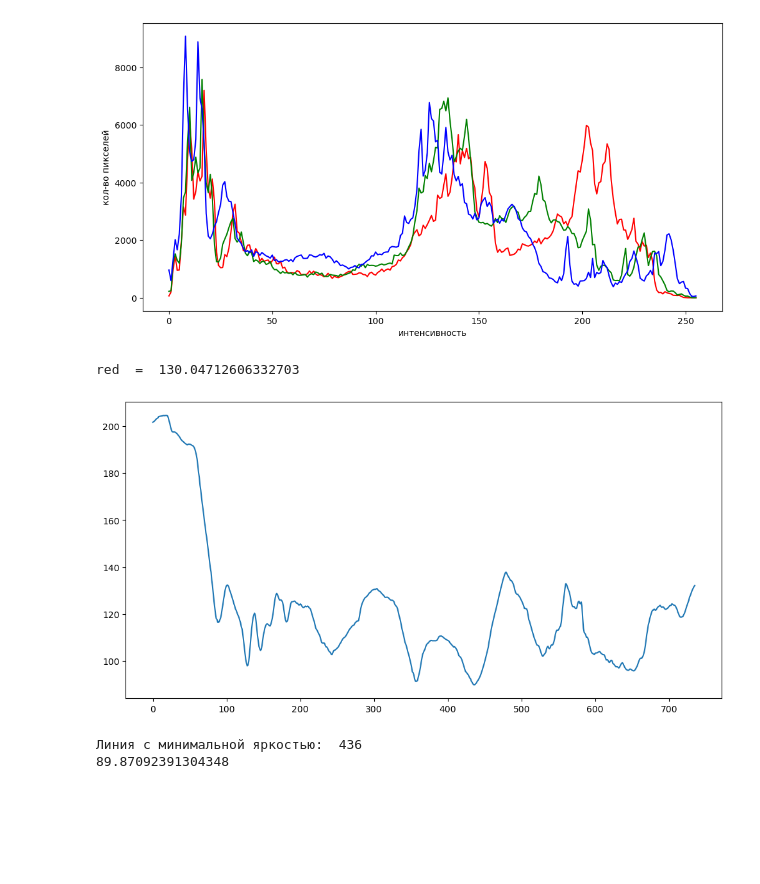
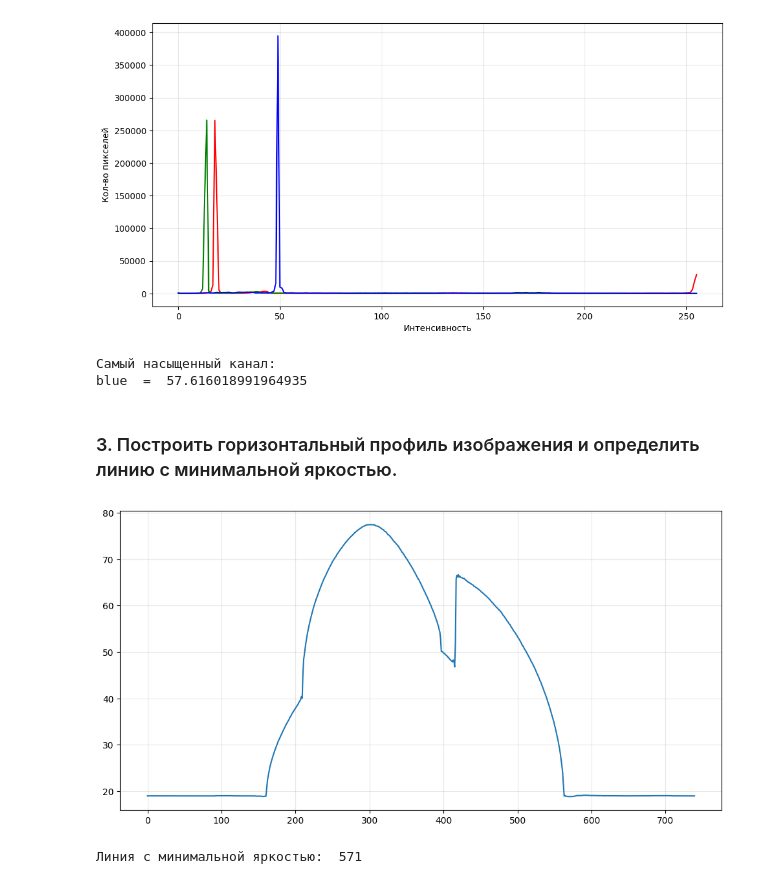
Before and after one commit to Travkova/CV_labs, a Jupyter notebook: Гистограмма, профили и проекции/lab2.ipynb, the cells around one changed output. Cells and saved outputs as stored; diff of their text form; code cells hidden in the pictures; blank space fills up the shorter version.

```diff
--- a/Гистограмма, профили и проекции/lab2.ipynb
+++ b/Гистограмма, профили и проекции/lab2.ipynb
@@ -5,5 +13,5 @@ import numpy as np
 # %%
-original_image = cv2.imread("homak.jpg")
+original_image = cv2.imread("abstract.jpg")
 changing_image = cv2.cvtColor(original_image,cv2.COLOR_BGR2RGB)
 plt.imshow(changing_image)
 plt.axis("off")
@@ -27,37 +46,41 @@ plt.show()
 # %%
 channels =["red","green","blue"]
 mean_intensity_value = {}
 
 plt.figure(figsize=(12,6))
 
 for channel, color in enumerate(channels):
     rgb_hist = cv2.calcHist([changing_image],[channel],None,[256],[0,256])
     plt.plot(rgb_hist,color = color)
 
     intensity= np.arange(256)
     mean_intensity = (np.sum(intensity*rgb_hist.flatten())/np.sum(rgb_hist))
 
     mean_intensity_value[channel]=mean_intensity
 
-plt.xlabel("интенсивность")
-plt.ylabel("кол-во пикселей")
+plt.xlabel("Интенсивность")
+plt.ylabel("Кол-во пикселей")
+plt.grid(True, alpha=0.3)
 plt.show()
 
 max_intensity_channel = max(mean_intensity_value, key=mean_intensity_value.get)
 print("Самый насыщенный канал: ")
 print(channels[max_intensity_channel], " = ", mean_intensity_value[max_intensity_channel])
 # %% [output]
-[figure, old version]
+[figure, new version]
-red  =  130.04712606332703
+Самый насыщенный канал:
+blue  =  57.616018991964935
+# %% [markdown]
+### 3. Построить горизонтальный профиль изображения и определить линию с минимальной яркостью.
 # %%
 height, width = gray_image.shape
 
 horizontal_profile = np.mean(gray_image,axis=1)
 plt.figure(figsize=(12,6))
 plt.plot(horizontal_profile)
+plt.grid(True, alpha=0.3)
 plt.show()
 print("Линия с минимальной яркостью: ", np.argmin(horizontal_profile))
 # %% [output]
-[figure, old version]
+[figure, new version]
-Линия с минимальной яркостью:  436
-89.87092391304348
+Линия с минимальной яркостью:  571
```
Also changed, not shown: parts of 16 cells of this notebook, 1 other file.
